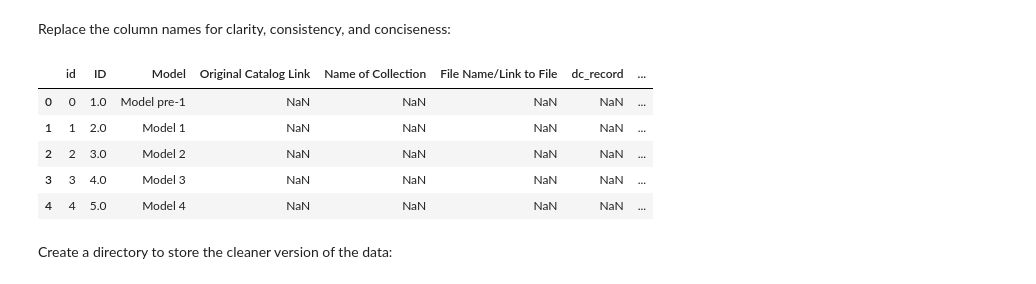
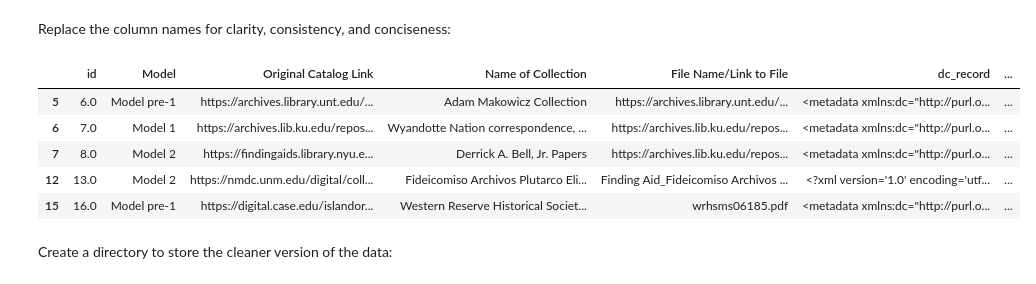
Before and after one commit to thegoose20/lada-eval, a Jupyter notebook: data-prep.ipynb, the cells around one changed output. Drawn from its saved outputs; the diff is of its cells as text; code cells hidden in the pictures.

```diff
--- a/data-prep.ipynb
+++ b/data-prep.ipynb
@@ -57,5 +66,6 @@ Remove empty rows from the DataFrame:
 # %%
-df.dropna(how="all", inplace=True)
+# df.dropna(how="all", inplace=True)
+df.dropna(subset=["Metadata record"], inplace=True)
 print(df.shape)
-df.tail(3)
+df.tail()
 # %% [output]
@@ -103,24 +102,33 @@ Replace the column names for clarity, consistency, and conciseness:
 # %%
 # Note: if your data header is different, replace the strings of column names before
 # each colon with the column names of your data (i.e., "ID" might become "identifier").
 # The strings after the colon are the new column names that the code below will expect.
+if len(identifier_col) > 0:
+        df.rename(columns={
+        identifier_col:"id",                  # Unique identifier for each row
+        "Filename":"filename",
+        "Metadata record": "dc_record",       # Dublin Core metadata record
+        #"Transcription or caption (or link to separate doc, if too long)":"transcription_or_caption",
+        "Schema.org Record":"sdo_record",     # Schema.org metadata record
+        "CIDOC-CRM Record":"cidoccrm_record"  # CIDOC-CRM metadata record
+        }, inplace=True)
+else:
+    df.rename(columns={
+        "Filename":"filename",
+        "Metadata record": "dc_record",       # Dublin Core metadata record
+        #"Transcription or caption (or link to separate doc, if too long)":"transcription_or_caption",
+        "Schema.org Record":"sdo_record",     # Schema.org metadata record
+        "CIDOC-CRM Record":"cidoccrm_record"  # CIDOC-CRM metadata record
+        }, inplace=True)
 
-df.rename(columns={
-    # "ID":"id",                            # Unique identifier for each row
-    "Filename":"filename",
-    "Metadata record": "dc_record",       # Dublin Core metadata record
-    #"Transcription or caption (or link to separate doc, if too long)":"transcription_or_caption",
-    "Schema.org Record":"sdo_record",     # Schema.org metadata record
-    "CIDOC-CRM Record":"cidoccrm_record"  # CIDOC-CRM metadata record
-    }, inplace=True)
 df.head()
 # %% [output]
-|  | id | ID | Model | Original Catalog Link | Name of Collection | File Name/Link to File | dc_record | ... |
-| 0 | 0 | 1.0 | Model pre-1 | NaN | NaN | NaN | NaN | ... |
-| 1 | 1 | 2.0 | Model 1 | NaN | NaN | NaN | NaN | ... |
-| 2 | 2 | 3.0 | Model 2 | NaN | NaN | NaN | NaN | ... |
-| 3 | 3 | 4.0 | Model 3 | NaN | NaN | NaN | NaN | ... |
-| 4 | 4 | 5.0 | Model 4 | NaN | NaN | NaN | NaN | ... |
+|  | id | Model | Original Catalog Link | Name of Collection | File Name/Link to File | dc_record | ... |
+| 5 | 6.0 | Model pre-1 | https://archives.library.unt.edu/... | Adam Makowicz Collection | https://archives.library.unt.edu/... | <metadata xmlns:dc="http://purl.o... | ... |
+| 6 | 7.0 | Model 1 | https://archives.lib.ku.edu/repos... | Wyandotte Nation correspondence, ... | https://archives.lib.ku.edu/repos... | <metadata xmlns:dc="http://purl.o... | ... |
+| 7 | 8.0 | Model 2 | https://findingaids.library.nyu.e... | Derrick A. Bell, Jr. Papers | https://archives.lib.ku.edu/repos... | <metadata xmlns:dc="http://purl.o... | ... |
+| 12 | 13.0 | Model 2 | https://nmdc.unm.edu/digital/coll... | Fideicomiso Archivos Plutarco Eli... | Finding Aid_Fideicomiso Archivos ... | <?xml version='1.0' encoding='utf... | ... |
+| 15 | 16.0 | Model pre-1 | https://digital.case.edu/islandor... | Western Reserve Historical Societ... | wrhsms06185.pdf | <metadata xmlns:dc="http://purl.o... | ... |
 # %% [markdown]
 Create a directory to store the cleaner version of the data:
 # %%
```
Also changed, not shown: parts of 11 cells of this notebook.
